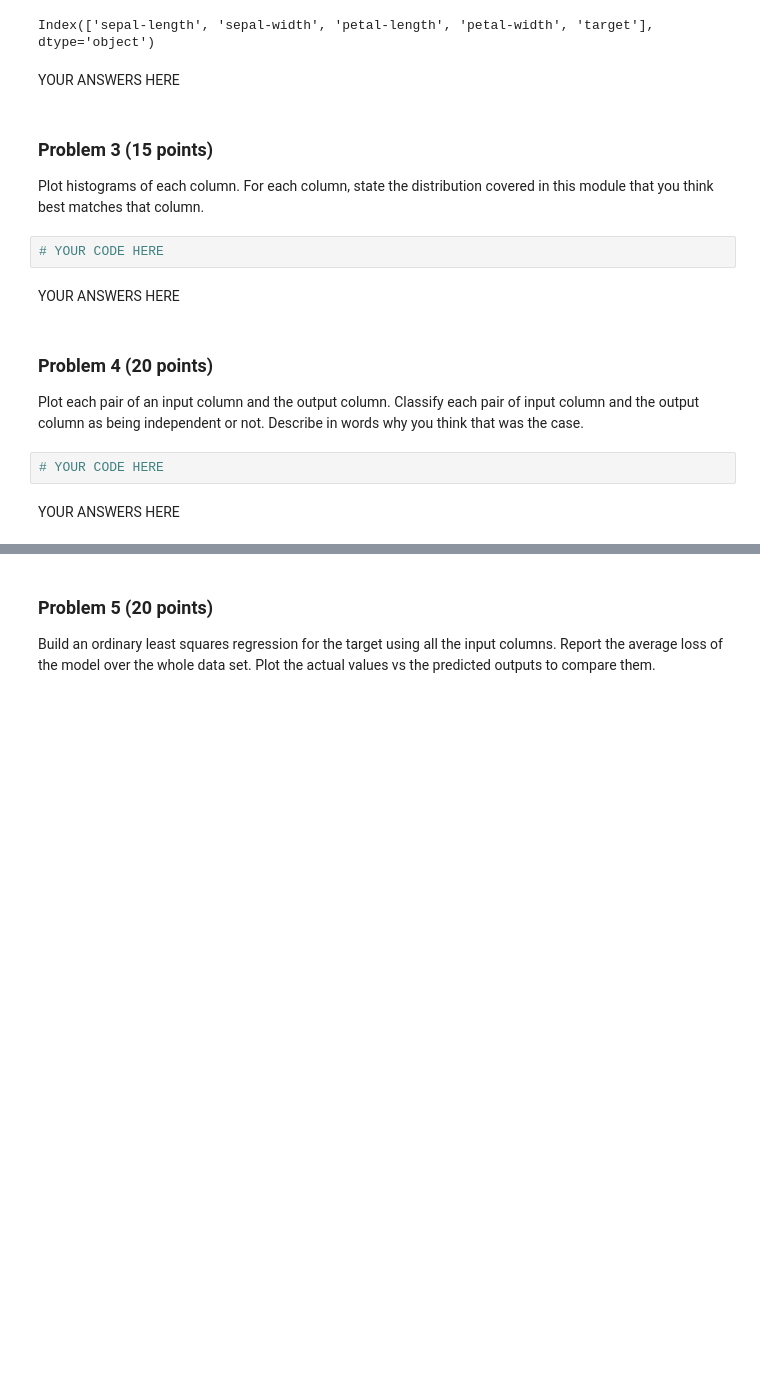
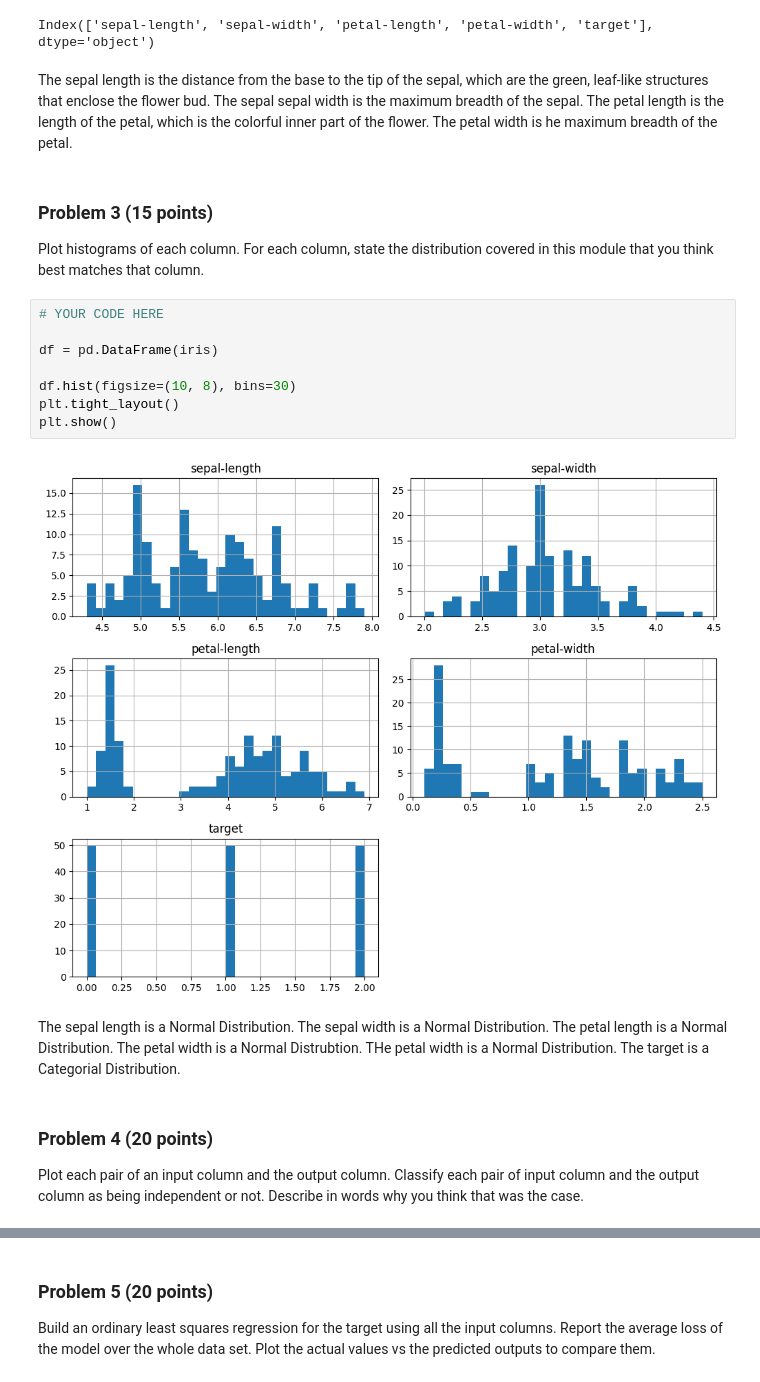
Before and after one commit to stefanie-the-engineer/bu-dx601-final-project-01, a Jupyter notebook: project.ipynb, the cells around one changed output, grey strips where cells are left out. Cells and saved outputs as stored; diff of their text form; blank space fills up the shorter version.

```diff
--- a/project.ipynb
+++ b/project.ipynb
@@ -113,24 +109,31 @@ You may have to search to learn about the data set columns, but make sure that t
 iris.columns
 # %% [output]
 Index(['sepal-length', 'sepal-width', 'petal-length', 'petal-width', 'target'], dtype='object')
-# %% [markdown]
-YOUR ANSWERS HERE
+# %% [markdown]
+The sepal length is the distance from the base to the tip of the sepal, which are the green, leaf-like structures that enclose the flower bud.
+The sepal sepal width is the maximum breadth of the sepal.
+The petal length is the length of the petal, which is the colorful inner part of the flower.
+The petal width is he maximum breadth of the petal.
 # %% [markdown]
 ### Problem 3 (15 points)
 
 Plot histograms of each column.
 For each column, state the distribution covered in this module that you think best matches that column.
-# %%
-# YOUR CODE HERE
-# %% [markdown]
-YOUR ANSWERS HERE
+# %%
+# YOUR CODE HERE
+
+df = pd.DataFrame(iris)
+
+df.hist(figsize=(10, 8), bins=30)
+plt.tight_layout()
+plt.show()
+# %% [output]
+[figure, added]
+# %% [markdown]
+The sepal length is a Normal Distribution. The sepal width is a Normal Distribution. The petal length is a Normal Distribution. The petal width is a Normal Distrubtion. THe petal width is a Normal Distribution. The target is a Categorial Distribution.
 # %% [markdown]
 ### Problem 4 (20 points)
 
 Plot each pair of an input column and the output column.
 Classify each pair of input column and the output column as being independent or not.
 Describe in words why you think that was the case.
-# %%
-# YOUR CODE HERE
-# %% [markdown]
-YOUR ANSWERS HERE
```
Also changed, not shown: parts of 26 cells of this notebook.
